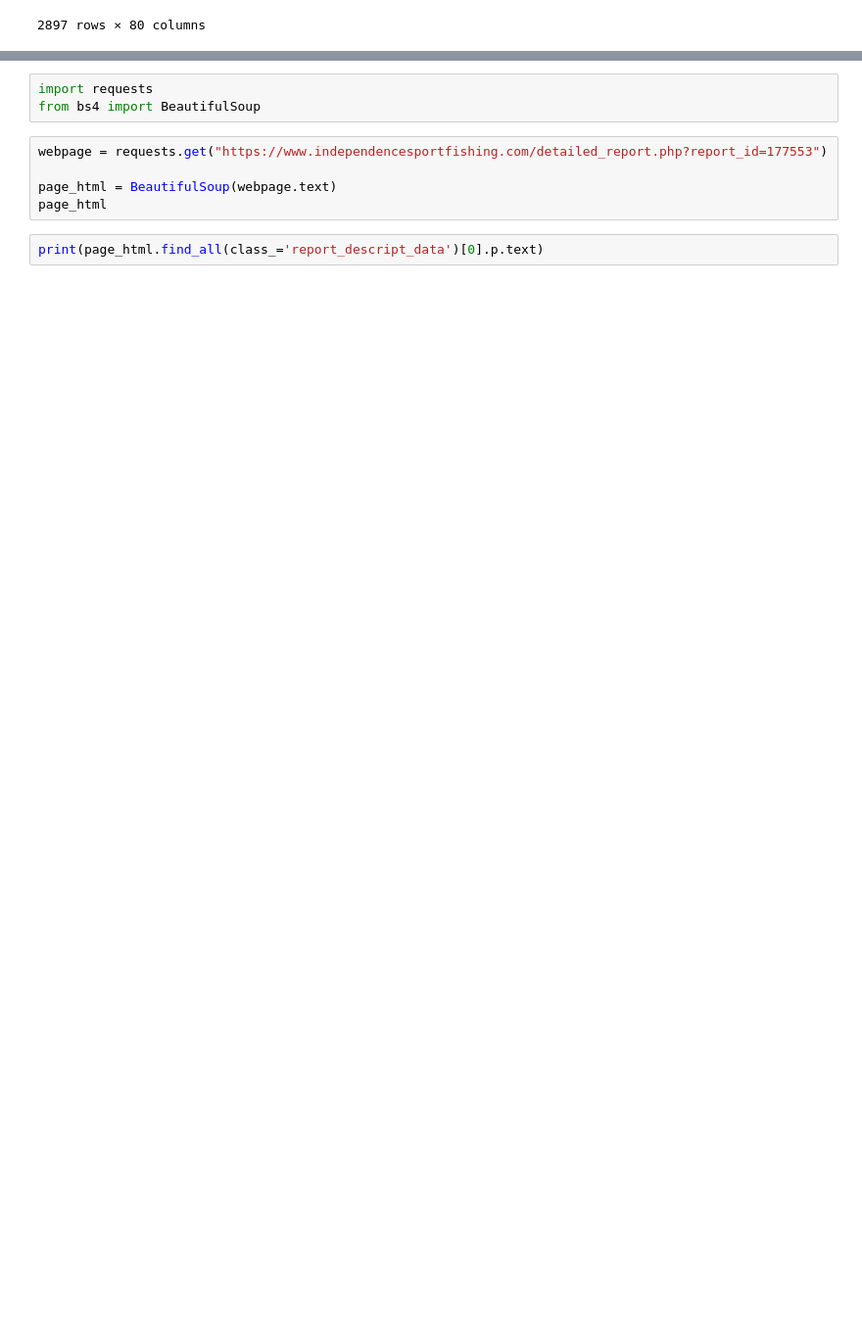
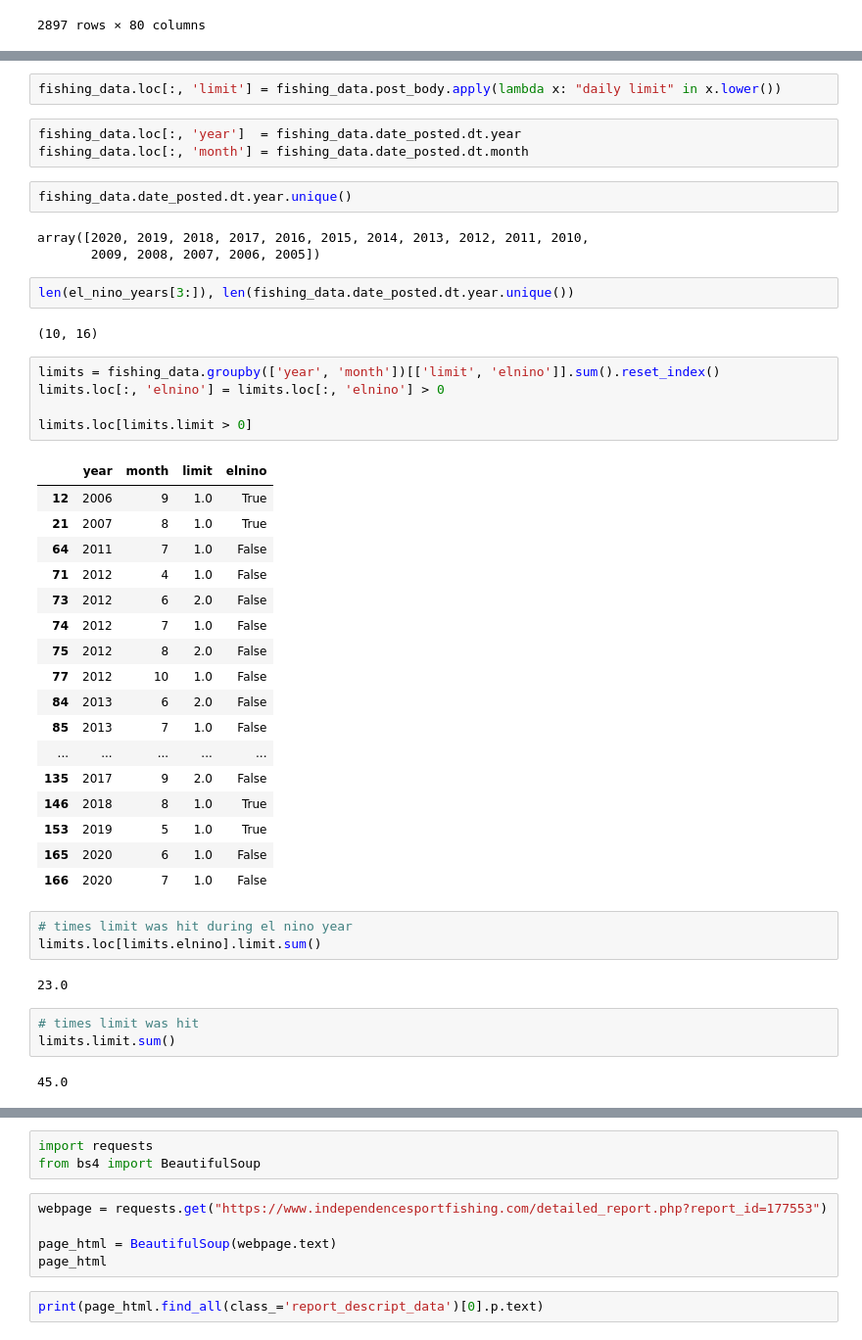
Before and after one commit to Mlawrence95/sportfishing-hauls-scraper, a Jupyter notebook: analysis.ipynb, the cells around one changed output, grey strips where cells are left out. Shown at 98% size. Saved outputs shown, nothing was run; the diff lists cells and outputs as text; blank space fills up the shorter version.

```diff
--- a/analysis.ipynb
+++ b/analysis.ipynb
@@ -1294,0 +1313,47 @@ Name: squid, dtype: int64
+# %%
+fishing_data.loc[:, 'limit'] = fishing_data.post_body.apply(lambda x: "daily limit" in x.lower())
+# %%
+fishing_data.loc[:, 'year']  = fishing_data.date_posted.dt.year
+fishing_data.loc[:, 'month'] = fishing_data.date_posted.dt.month
+# %%
+fishing_data.date_posted.dt.year.unique()
+# %% [output]
+array([2020, 2019, 2018, 2017, 2016, 2015, 2014, 2013, 2012, 2011, 2010,
+       2009, 2008, 2007, 2006, 2005])
+# %%
+len(el_nino_years[3:]), len(fishing_data.date_posted.dt.year.unique())
+# %% [output]
+(10, 16)
+# %%
+limits = fishing_data.groupby(['year', 'month'])[['limit', 'elnino']].sum().reset_index()
+limits.loc[:, 'elnino'] = limits.loc[:, 'elnino'] > 0
+
+limits.loc[limits.limit > 0]
+# %% [output]
+|  | year | month | limit | elnino |
+| 12 | 2006 | 9 | 1.0 | True |
+| 21 | 2007 | 8 | 1.0 | True |
+| 64 | 2011 | 7 | 1.0 | False |
+| 71 | 2012 | 4 | 1.0 | False |
+| 73 | 2012 | 6 | 2.0 | False |
+| 74 | 2012 | 7 | 1.0 | False |
+| 75 | 2012 | 8 | 2.0 | False |
+| 77 | 2012 | 10 | 1.0 | False |
+| 84 | 2013 | 6 | 2.0 | False |
+| 85 | 2013 | 7 | 1.0 | False |
+| ... | ... | ... | ... | ... |
+| 135 | 2017 | 9 | 2.0 | False |
+| 146 | 2018 | 8 | 1.0 | True |
+| 153 | 2019 | 5 | 1.0 | True |
+| 165 | 2020 | 6 | 1.0 | False |
+| 166 | 2020 | 7 | 1.0 | False |
+# %%
+# times limit was hit during el nino year
+limits.loc[limits.elnino].limit.sum()
+# %% [output]
+23.0
+# %%
+# times limit was hit
+limits.limit.sum()
+# %% [output]
+45.0
```
Also changed, not shown: parts of 9 cells of this notebook, 2 other files.
